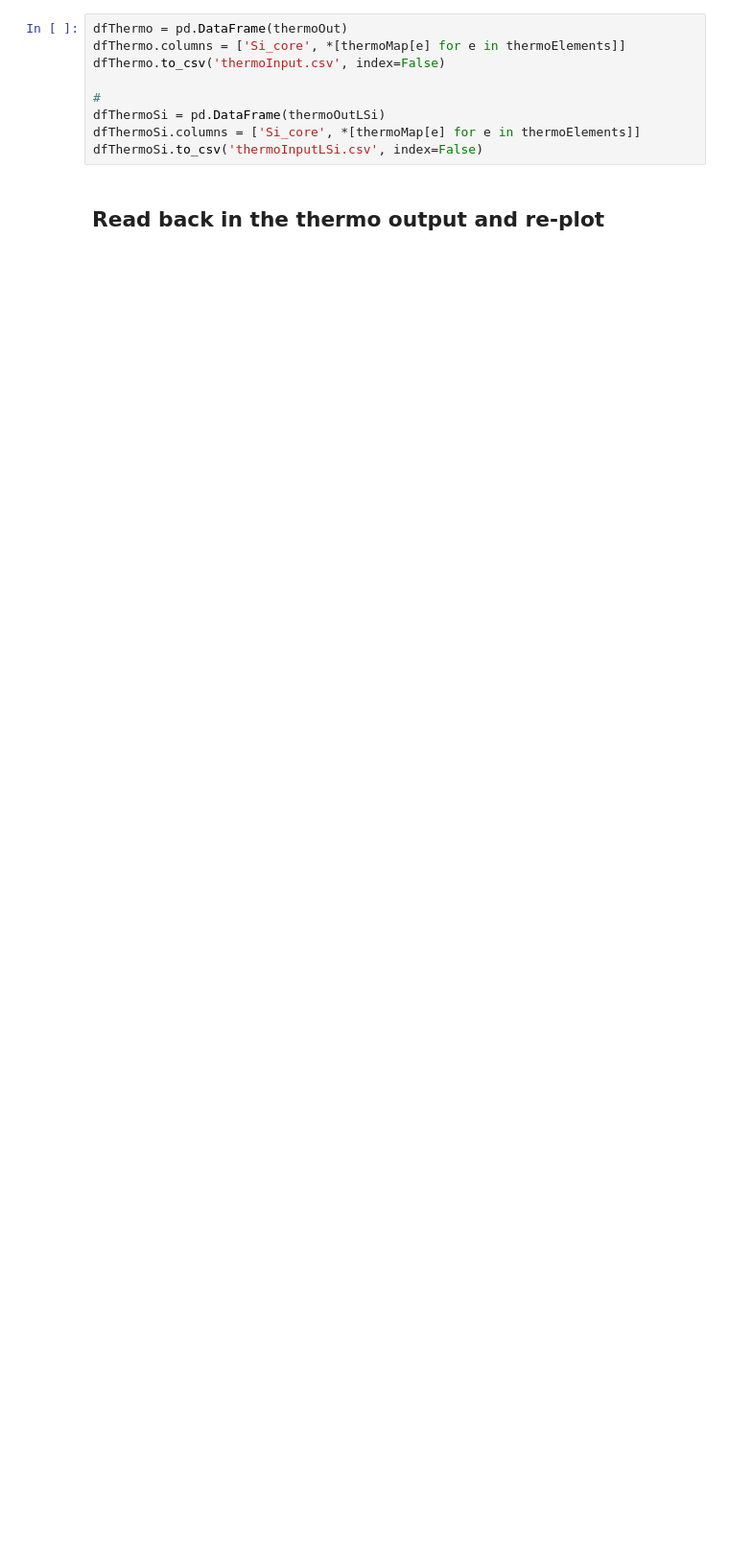
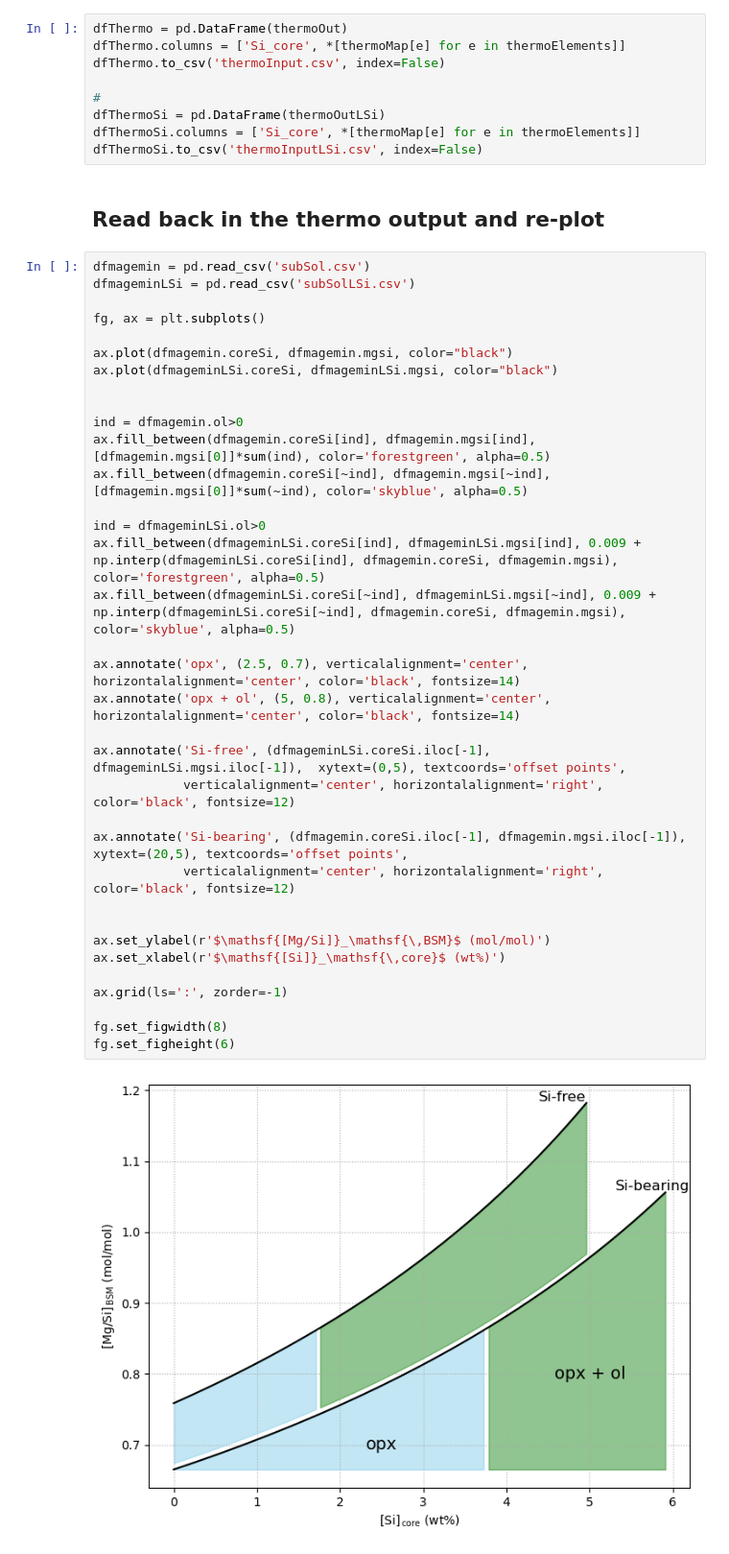
Before and after one commit to kellertobs/hgcomp, a Jupyter notebook: eh_make.ipynb, the cells around one changed output. Shown: that part at 96% size. Saved outputs shown, nothing was run; the diff lists cells and outputs as text; blank space fills up the shorter version.

```diff
--- a/eh_make.ipynb
+++ b/eh_make.ipynb
@@ -417,4 +417,41 @@ dfThermoSi.columns = ['Si_core', *[thermoMap[e] for e in thermoElements]]
 dfThermoSi.to_csv('thermoInputLSi.csv', index=False)
 # %% [markdown]
 ## Read back in the thermo output and re-plot
+# %%
+dfmagemin = pd.read_csv('subSol.csv')
+dfmageminLSi = pd.read_csv('subSolLSi.csv')
+
+fg, ax = plt.subplots()
+
+ax.plot(dfmagemin.coreSi, dfmagemin.mgsi, color="black")
+ax.plot(dfmageminLSi.coreSi, dfmageminLSi.mgsi, color="black")
+
+
+ind = dfmagemin.ol>0
+ax.fill_between(dfmagemin.coreSi[ind], dfmagemin.mgsi[ind], [dfmagemin.mgsi[0]]*sum(ind), color='forestgreen', alpha=0.5)
+ax.fill_between(dfmagemin.coreSi[~ind], dfmagemin.mgsi[~ind], [dfmagemin.mgsi[0]]*sum(~ind), color='skyblue', alpha=0.5)
+
+ind = dfmageminLSi.ol>0
+ax.fill_between(dfmageminLSi.coreSi[ind], dfmageminLSi.mgsi[ind], 0.009 + np.interp(dfmageminLSi.coreSi[ind], dfmagemin.coreSi, dfmagemin.mgsi), color='forestgreen', alpha=0.5)
+ax.fill_between(dfmageminLSi.coreSi[~ind], dfmageminLSi.mgsi[~ind], 0.009 + np.interp(dfmageminLSi.coreSi[~ind], dfmagemin.coreSi, dfmagemin.mgsi), color='skyblue', alpha=0.5)
+
+ax.annotate('opx', (2.5, 0.7), verticalalignment='center', horizontalalignment='center', color='black', fontsize=14)
+ax.annotate('opx + ol', (5, 0.8), verticalalignment='center', horizontalalignment='center', color='black', fontsize=14)
+
+ax.annotate('Si-free', (dfmageminLSi.coreSi.iloc[-1], dfmageminLSi.mgsi.iloc[-1]),  xytext=(0,5), textcoords='offset points',
+            verticalalignment='center', horizontalalignment='right', color='black', fontsize=12)
+
+ax.annotate('Si-bearing', (dfmagemin.coreSi.iloc[-1], dfmagemin.mgsi.iloc[-1]),  xytext=(20,5), textcoords='offset points',
+            verticalalignment='center', horizontalalignment='right', color='black', fontsize=12)
+
+
+ax.set_ylabel(r'$\mathsf{[Mg/Si]}_\mathsf{\,BSM}$ (mol/mol)')
+ax.set_xlabel(r'$\mathsf{[Si]}_\mathsf{\,core}$ (wt%)')
+
+ax.grid(ls=':', zorder=-1)
+
+fg.set_figwidth(8)
+fg.set_figheight(6)
+# %% [output]
+[figure, added]
 # %%
```
Also changed, not shown: parts of 5 cells of this notebook, 4 other files.
